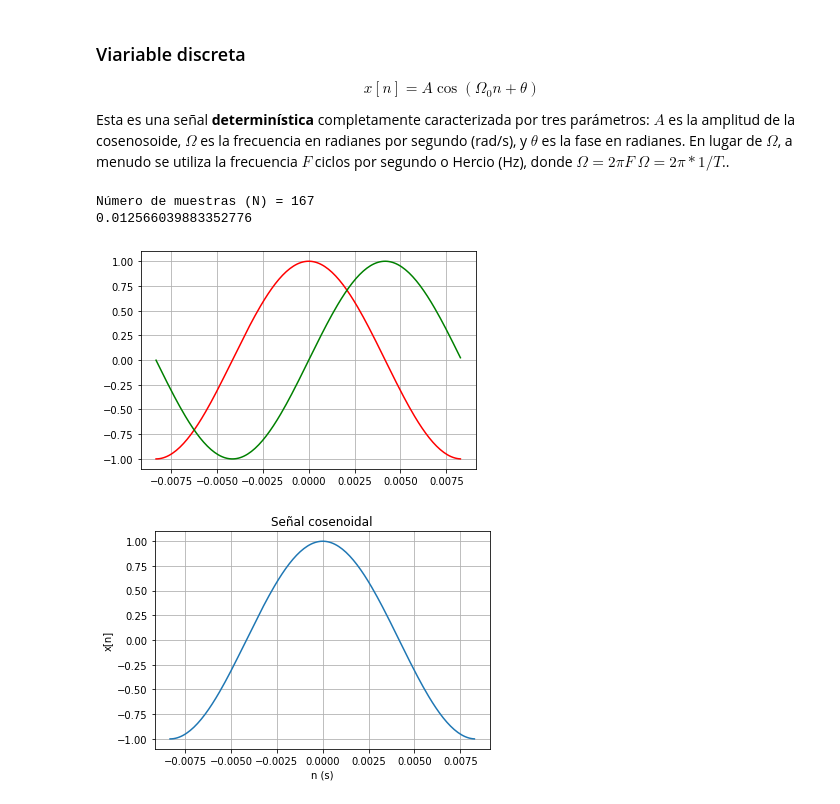
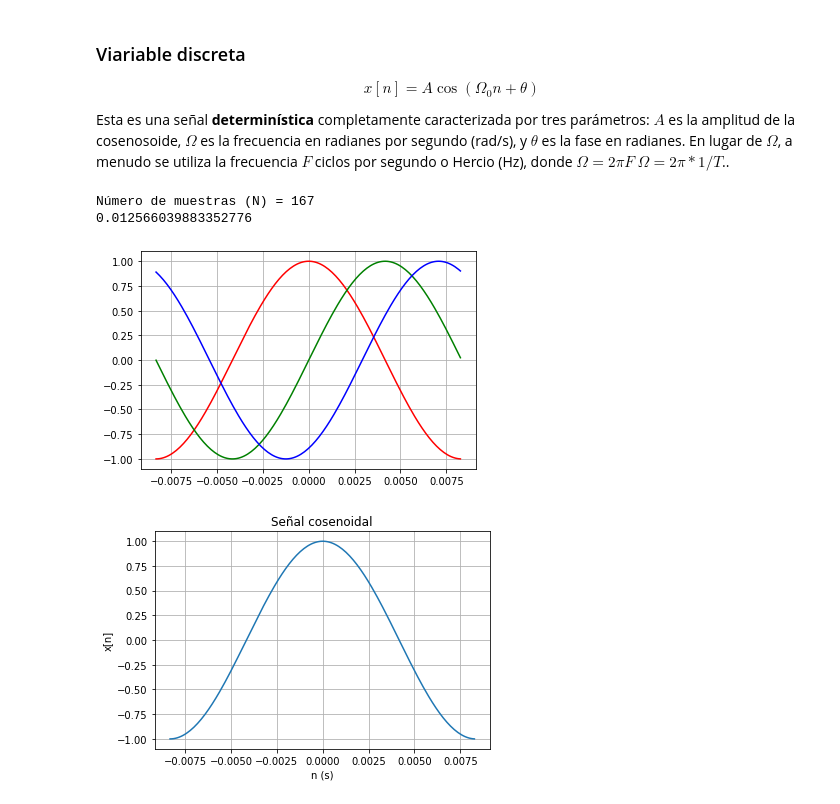
Before and after one commit to enryan/An-lisis-de-se-ales, a Jupyter notebook: Representación de señales.ipynb, the cells around one changed output. Cells and saved outputs as stored; diff of their text form; code cells hidden in the pictures.

```diff
--- a/Representación de señales.ipynb
+++ b/Representación de señales.ipynb
@@ -36,36 +36,36 @@ Esta es una señal **determinística** completamente caracterizada por tres par
 # %%
 import numpy as np
 import matplotlib.pyplot as plt
 from numpy import pi, sin, cos
 from math import radians
 
 # n es una variable en el tiempo de -16.666 ms hasta 16.666ms
 n = np.arange(-0.01666/2, 0.01666/2, 0.0001)
 print("Número de muestras (N) = " + str(len(n)))
 #print(n)
 #Para una frecuencia de 60 Hz
-Omega = 2* pi * 60
+Omega = 2* pi * 60 # 2*pi rad * 60 Hz(1/s) = rad/s
 A = 1
 theta = 0
 # cos(n) no es una variable, cos(n) es aplicar la función cos a los valores en la variable n
 x = A*cos(Omega*n + theta) # Unidades
 #print(coseno)
 #y2 = cos(n)
 i_seno = A* cos(Omega*n - pi/2)
 i_offset = i_seno + 2
 señal_atrasada = cos(Omega*n - radians(153))
 
 plt.plot(n, x, 'r')
 plt.plot(n, i_seno, 'g')
-#plt.plot(n, señal_atrasada, 'b')
+plt.plot(n, señal_atrasada, 'b')
 plt.grid()
 
 v_seno = A* cos(Omega*(0.0083) - pi/2)
 print(v_seno)
 # %% [output]
 Número de muestras (N) = 167
 0.012566039883352776
-[figure, old version]
+[figure, new version]
 # %%
 fig, ax = plt.subplots()
 ax.plot(n, x)
```
